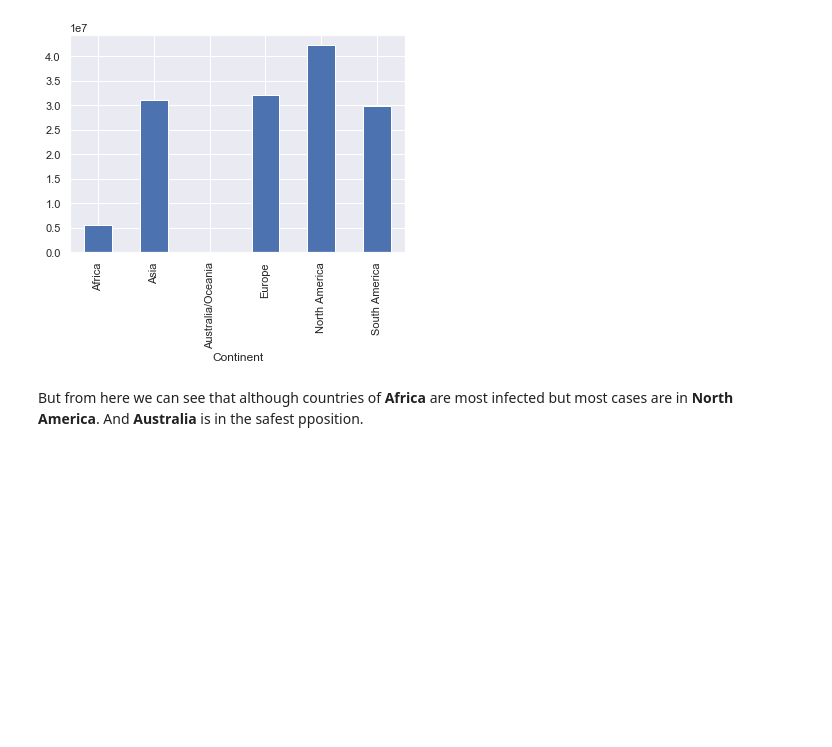
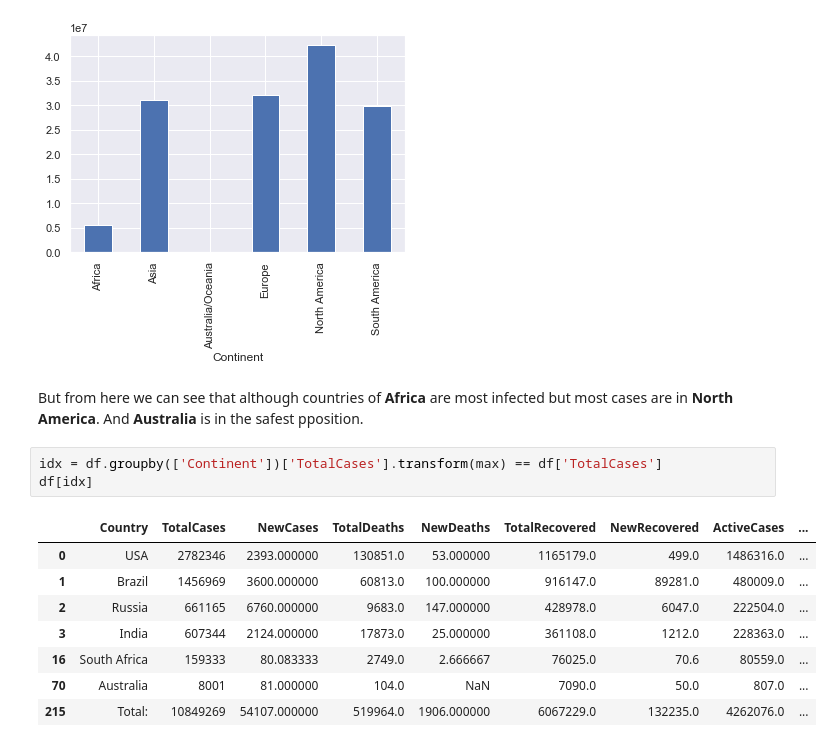
Before and after one commit to almamunx/Covid-19-Dashboard, a Jupyter notebook: COVID-19.ipynb, the cells around one changed output. Drawn from its saved outputs; the diff is of its cells as text; blank space fills up the shorter version.

```diff
--- a/COVID-19.ipynb
+++ b/COVID-19.ipynb
@@ -293,3 +344,15 @@ TCC = df.melt(['TotalCases','Continent']).groupby('Continent').TotalCases.sum().
 [figure]
 # %% [markdown]
 But from here we can see that although countries of **Africa** are most infected but most cases are in **North America**. And **Australia** is in the safest pposition.
+# %%
+idx = df.groupby(['Continent'])['TotalCases'].transform(max) == df['TotalCases']
+df[idx]
+# %% [output]
+|  | Country | TotalCases | NewCases | TotalDeaths | NewDeaths | TotalRecovered | NewRecovered | ActiveCases | ... |
+| 0 | USA | 2782346 | 2393.000000 | 130851.0 | 53.000000 | 1165179.0 | 499.0 | 1486316.0 | ... |
+| 1 | Brazil | 1456969 | 3600.000000 | 60813.0 | 100.000000 | 916147.0 | 89281.0 | 480009.0 | ... |
+| 2 | Russia | 661165 | 6760.000000 | 9683.0 | 147.000000 | 428978.0 | 6047.0 | 222504.0 | ... |
+| 3 | India | 607344 | 2124.000000 | 17873.0 | 25.000000 | 361108.0 | 1212.0 | 228363.0 | ... |
+| 16 | South Africa | 159333 | 80.083333 | 2749.0 | 2.666667 | 76025.0 | 70.6 | 80559.0 | ... |
+| 70 | Australia | 8001 | 81.000000 | 104.0 | NaN | 7090.0 | 50.0 | 807.0 | ... |
+| 215 | Total: | 10849269 | 54107.000000 | 519964.0 | 1906.000000 | 6067229.0 | 132235.0 | 4262076.0 | ... |
```
Also changed, not shown: parts of 9 cells of this notebook.
